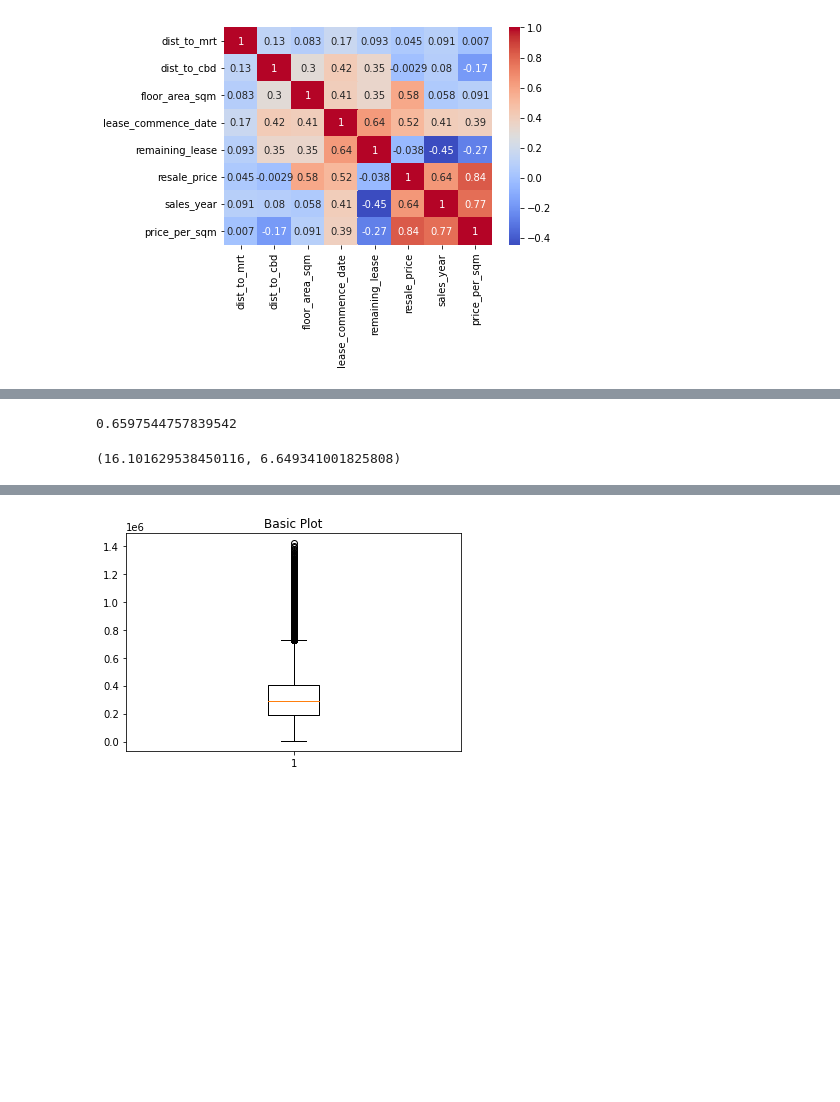
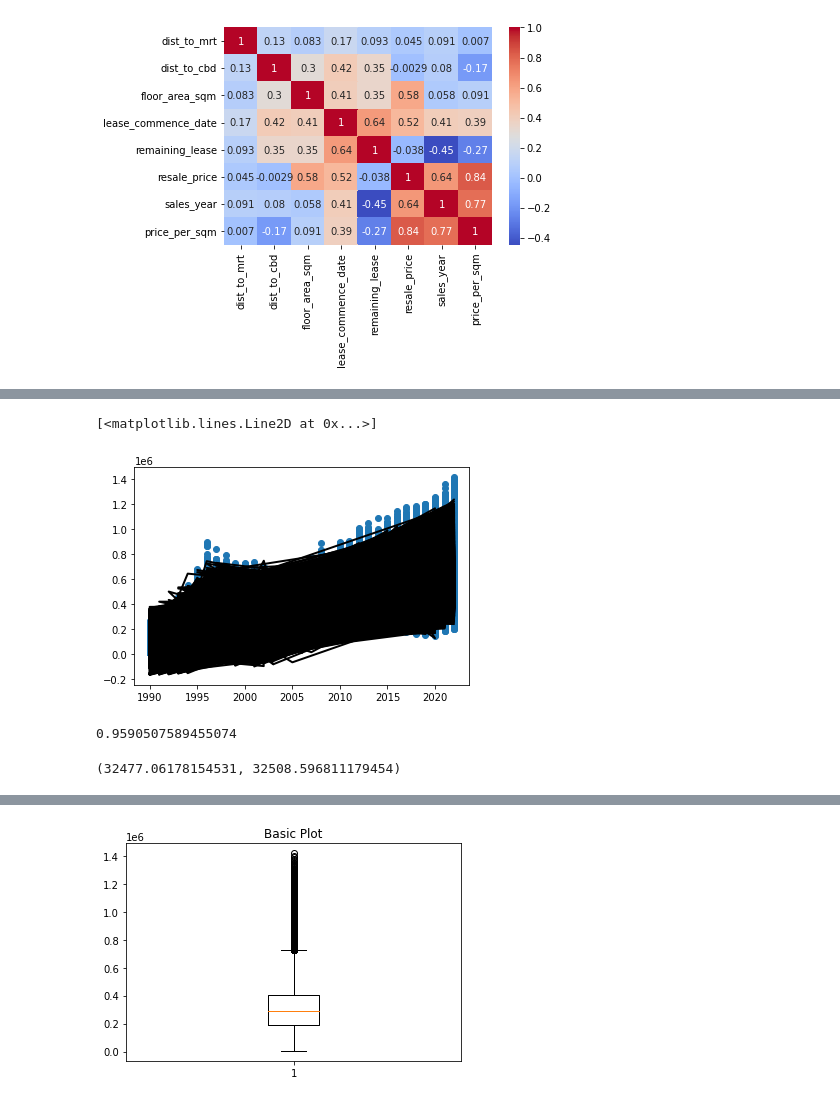
Before and after one commit to chiayiquan/year_3_sem_1, a Jupyter notebook: Data Science/cw/HDB resale flat.ipynb, the cells around one changed output, grey strips where cells are left out. Cells and saved outputs as stored; diff of their text form; code cells hidden in the pictures; blank space fills up the shorter version.

```diff
--- a/Data Science/cw/HDB resale flat.ipynb
+++ b/Data Science/cw/HDB resale flat.ipynb
@@ -232,8 +232,8 @@ sns.heatmap(corrMatrix,
 [figure]
 # %%
 category_features = ['flat_type', 'storey_range']
-numerical_features = ['resale_price','floor_area_sqm','price_per_sqm','dist_to_mrt','dist_to_cbd','month']
-
+#numerical_features = ['resale_price','floor_area_sqm','price_per_sqm','dist_to_mrt','dist_to_cbd','month', flat_type_mapped','mean_storey']
+numerical_features = ['floor_area_sqm','price_per_sqm','dist_to_mrt','dist_to_cbd','flat_type_mapped','mean_storey','month']
 flat_type_map = {
     'EXECUTIVE': 7,
     'MULTI GENERATION': 6,
@@ -301,0 +250,15 @@ Name: resale_price, Length: 8000, dtype: float64
+# %%
+from sklearn.model_selection import train_test_split
+from sklearn.linear_model import LinearRegression
+
+X=combined_df[numerical_features]
+y=combined_df['resale_price'] #resale_price is at the last column of the latest dataset
+X_train, X_test, y_train, y_test = train_test_split(X,y,random_state=42,test_size=0.25)
+x_axis = X_train['month'].str.split('-').str[0].astype(int).values.reshape(-1,1)
+X_train.drop('month',inplace=True, axis=1)
+X_test.drop('month',inplace=True, axis=1)
+model = LinearRegression().fit(X_train,y_train)
+
+y_train_pred = model.predict(X_train)
+
+model.score(X_train, y_train)
@@ -302,13 +289,23 @@ Name: resale_price, Length: 8000, dtype: float64
+# %%
+import matplotlib as mpl
+mpl.rcParams['agg.path.chunksize'] = 10000
+
+years=combined_df['month'].str.split('-').str[0].astype(int).values.reshape(-1,1)
+plt.scatter(years,y)
+plt.plot( x_axis,y_train_pred, color='black', linewidth=2, label="Prediction")
+# %% [output]
+[<matplotlib.lines.Line2D at 0x...>]
+[figure, added]
 # %%
 print(model.score(X_test,y_test))
 # %% [output]
-0.6597544757839542
+0.9590507589455074
 # %%
 from sklearn.metrics import mean_squared_error
 
-y1_preds = model.fit(xtest_trans,y_test).predict(x_trans)
-y2_preds = model.fit(x_trans,y_train).predict(xtest_trans)
+y1_preds = model.fit(X_test,y_test).predict(X_train)
+y2_preds = model.fit(X_train,y_train).predict(X_test)
 
 mean_squared_error(y_train,y1_preds, squared=False), mean_squared_error(y_test,y2_preds, squared=False)
 # %% [output]
-(16.101629538450116, 6.649341001825808)
+(32477.06178154531, 32508.596811179454)
```
Also changed, not shown: parts of 7 cells of this notebook.
